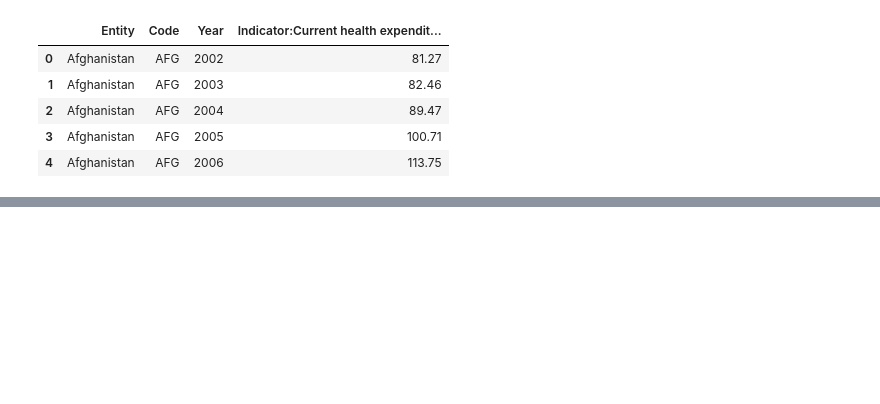
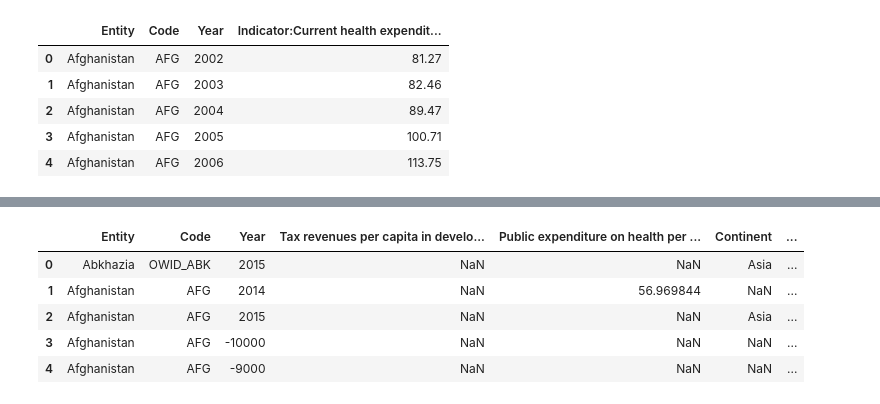
Before and after one commit to Smor-1/Health_Insurance_Cost_Prediction, a Jupyter notebook: roza_notebook.ipynb, the cells around one changed output, grey strips where cells are left out. Saved outputs shown, nothing was run; the diff lists cells and outputs as text; code cells hidden in the pictures; blank space fills up the shorter version.

```diff
--- a/roza_notebook.ipynb
+++ b/roza_notebook.ipynb
@@ -27 +168,13 @@ child_mortality.head()
+# %%
+file_path=("financing_healthcare/tax-revenue-per-capita-and-public-health-spending-per-capita-in-developing-countries-in.csv")
+tax=pd.read_csv(file_path)
+#tax=tax.dropna() # Nan everywhere in this file
+tax.head()
+# %% [output]
+|  | Entity | Code | Year | Tax revenues per capita in develo... | Public expenditure on health per ... | Continent | ... |
+| 0 | Abkhazia | OWID_ABK | 2015 | NaN | NaN | Asia | ... |
+| 1 | Afghanistan | AFG | 2014 | NaN | 56.969844 | NaN | ... |
+| 2 | Afghanistan | AFG | 2015 | NaN | NaN | Asia | ... |
+| 3 | Afghanistan | AFG | -10000 | NaN | NaN | NaN | ... |
+| 4 | Afghanistan | AFG | -9000 | NaN | NaN | NaN | ... |
 # %%
```
Also changed, not shown: parts of 16 cells of this notebook.
